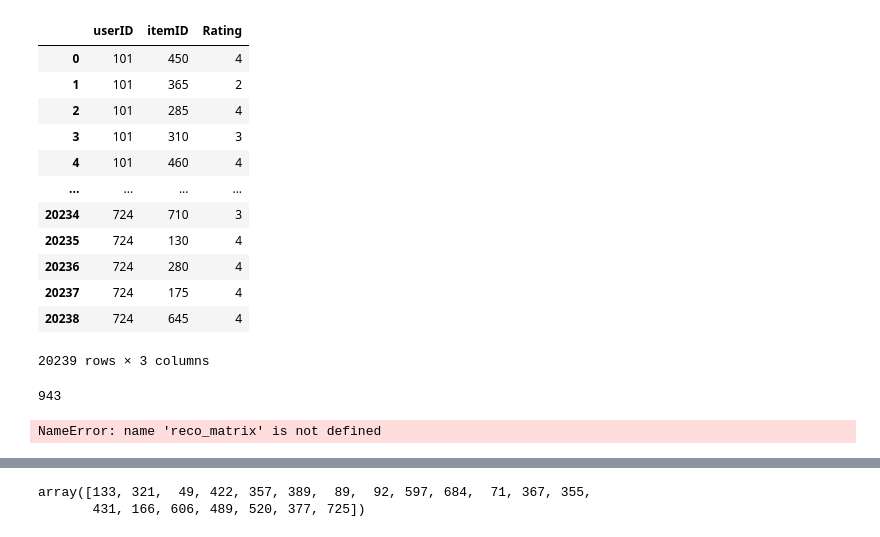
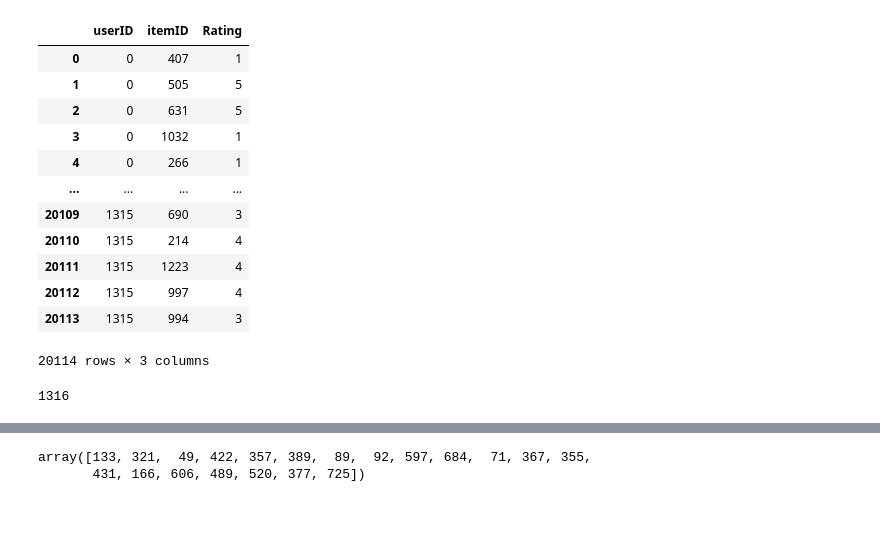
Before and after one commit to tahsinkheya/re_ranking_clean, a Jupyter notebook: metrics/calculate_mterics.ipynb, the cells around one changed output, grey strips where cells are left out. Saved outputs shown, nothing was run; the diff lists cells and outputs as text; code cells hidden in the pictures.

Commit message:
yelp run

```diff
--- a/metrics/calculate_mterics.ipynb
+++ b/metrics/calculate_mterics.ipynb
@@ -3,31 +3,30 @@ import numpy as np
 import pandas as pd
 import matplotlib.pyplot as plt
 # %%
-test_set = pd.read_csv("../data/ml-100K/testing_set_seed123_ml100k.csv",sep=",",
+# filename = "ml-100K/testing_set_seed123_ml100k.csv"
+filename = "yelp-100K/testing_set_seed123_yelp100k.csv"
+
+test_set = pd.read_csv(f"../data/{filename}",sep=",",
     header=None,
     names=["userID", "itemID", "Rating"],)
 test_set
 # %% [output]
 |  | userID | itemID | Rating |
-| 0 | 101 | 450 | 4 |
-| 1 | 101 | 365 | 2 |
-| 2 | 101 | 285 | 4 |
-| 3 | 101 | 310 | 3 |
-| 4 | 101 | 460 | 4 |
+| 0 | 0 | 407 | 1 |
+| 1 | 0 | 505 | 5 |
+| 2 | 0 | 631 | 5 |
+| 3 | 0 | 1032 | 1 |
+| 4 | 0 | 266 | 1 |
 | ... | ... | ... | ... |
-| 20234 | 724 | 710 | 3 |
-| 20235 | 724 | 130 | 4 |
-| 20236 | 724 | 280 | 4 |
-| 20237 | 724 | 175 | 4 |
-| 20238 | 724 | 645 | 4 |
+| 20109 | 1315 | 690 | 3 |
+| 20110 | 1315 | 214 | 4 |
+| 20111 | 1315 | 1223 | 4 |
+| 20112 | 1315 | 997 | 4 |
+| 20113 | 1315 | 994 | 3 |
-20239 rows × 3 columns
+20114 rows × 3 columns
 # %%
 all_users_tp = test_set.groupby('userID')['itemID'].apply(list).tolist()
 all_users_tp.__len__()
 # %% [output]
-943
+1316
-# %%
-reco_matrix[1]
-# %% [output]
-NameError: name 'reco_matrix' is not defined
 # %%
```
Also changed, not shown: parts of 4 cells of this notebook, 12 other files.
